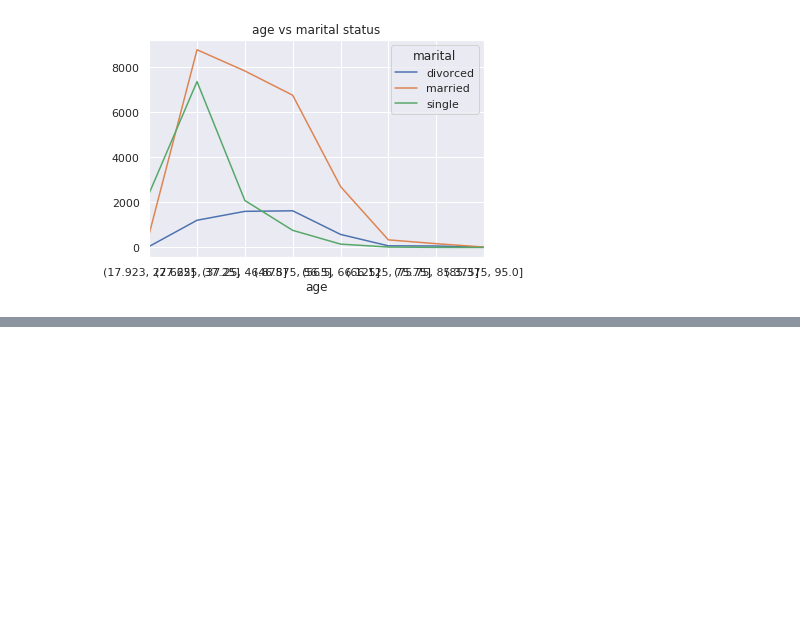
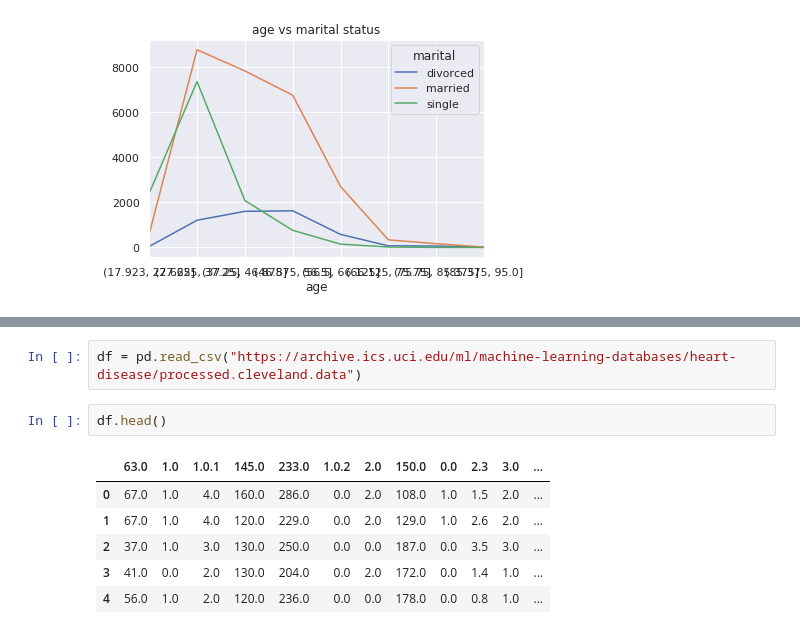
Before and after one commit to ekoly/DS-Unit-1-Sprint-1-Data-Wrangling-and-Storytelling, a Jupyter notebook: module1-exploratory-data-analysis/LS_DS_111_Exploratory_Data_Analysis_Assignment.ipynb, the cells around one changed output, grey strips where cells are left out. Drawn from its saved outputs; the diff is of its cells as text; blank space fills up the shorter version.

```diff
--- a/module1-exploratory-data-analysis/LS_DS_111_Exploratory_Data_Analysis_Assignment.ipynb
+++ b/module1-exploratory-data-analysis/LS_DS_111_Exploratory_Data_Analysis_Assignment.ipynb
@@ -392,0 +405,11 @@ Text(0.5, 1.0, 'age vs marital status')
+# %%
+df = pd.read_csv("https://archive.ics.uci.edu/ml/machine-learning-databases/heart-disease/processed.cleveland.data")
+# %%
+df.head()
+# %% [output]
+|  | 63.0 | 1.0 | 1.0.1 | 145.0 | 233.0 | 1.0.2 | 2.0 | 150.0 | 0.0 | 2.3 | 3.0 | ... |
+| 0 | 67.0 | 1.0 | 4.0 | 160.0 | 286.0 | 0.0 | 2.0 | 108.0 | 1.0 | 1.5 | 2.0 | ... |
+| 1 | 67.0 | 1.0 | 4.0 | 120.0 | 229.0 | 0.0 | 2.0 | 129.0 | 1.0 | 2.6 | 2.0 | ... |
+| 2 | 37.0 | 1.0 | 3.0 | 130.0 | 250.0 | 0.0 | 0.0 | 187.0 | 0.0 | 3.5 | 3.0 | ... |
+| 3 | 41.0 | 0.0 | 2.0 | 130.0 | 204.0 | 0.0 | 2.0 | 172.0 | 0.0 | 1.4 | 1.0 | ... |
+| 4 | 56.0 | 1.0 | 2.0 | 120.0 | 236.0 | 0.0 | 0.0 | 178.0 | 0.0 | 0.8 | 1.0 | ... |
```
Also changed, not shown: parts of 3 cells of this notebook.
